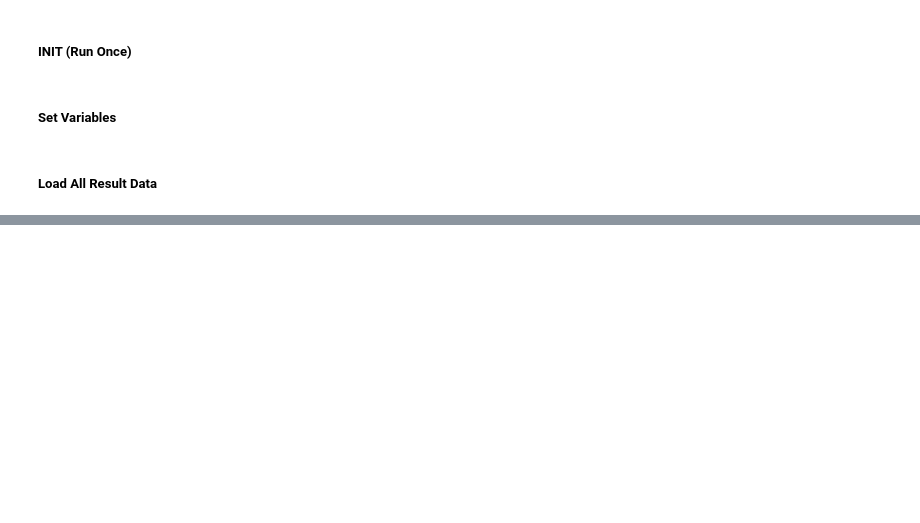
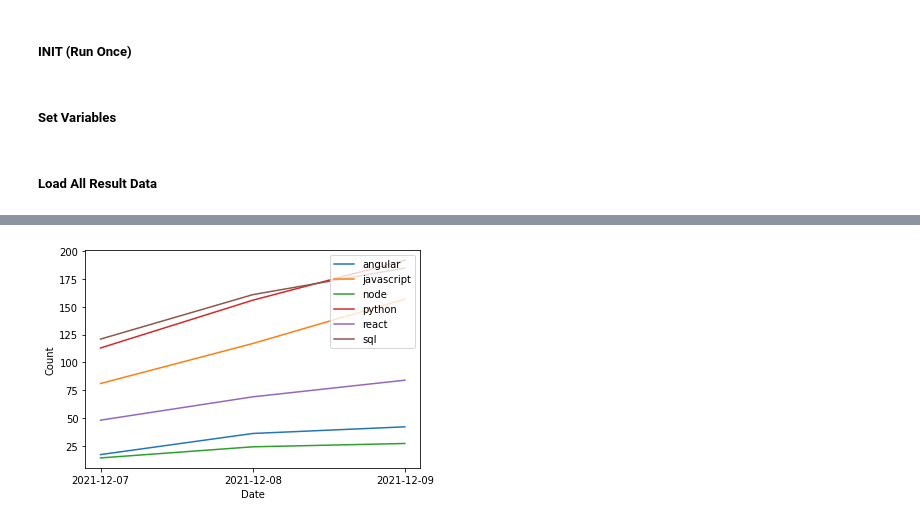
Before and after one commit to nbur4556/job-watch-scraper, a Jupyter notebook: analitics.ipynb, the cells around one changed output, grey strips where cells are left out. Saved outputs shown, nothing was run; the diff lists cells and outputs as text; code cells hidden in the pictures; blank space fills up the shorter version.

Commit message:
feat: plot all data from results

```diff
--- a/analitics.ipynb
+++ b/analitics.ipynb
@@ -11,9 +11,13 @@ import matplotlib.pyplot as plt
 # %%
 result_dir = 'results/'
 data_headers = ['Date', 'Time', 'Keyword', 'Location', 'Count']
+
+keywords = ['angular', 'javascript', 'node', 'python', 'react', 'sql']
+location = 'austin'
 # %% [markdown]
 ##### Load All Result Data
 # %%
+# Read all CSV Files
 def read_all_results():
     datasets = []
     filenames = os.listdir(result_dir)
@@ -23,8 +27,9 @@ def read_all_results():
 
     return datasets
 
-all_data = pd.concat(read_all_results())
-all_data.columns = data_headers
+# Create DataFrame
+df = pd.concat(read_all_results(), ignore_index=True)
+df.columns = data_headers
 
-all_data
+df
 # %% [output]
@@ -89,0 +78,18 @@ Name: Date, dtype: object
+# %%
+def plot_all_data(x_axis, y_axis):
+    # Initialize plot
+    fig, ax = plt.subplots()
+    ax.set_xlabel(x_axis)
+    ax.set_ylabel(y_axis)
+
+    # Plot data
+    for keyword in keywords:
+        data = df[df['Keyword'] == keyword]
+        ax.plot(data[x_axis], data[y_axis], label=keyword)
+
+    ax.legend(loc="upper right")
+
+
+plot_all_data('Date', 'Count')
+# %% [output]
+[figure, added]
```
Also changed, not shown: parts of 4 cells of this notebook.
